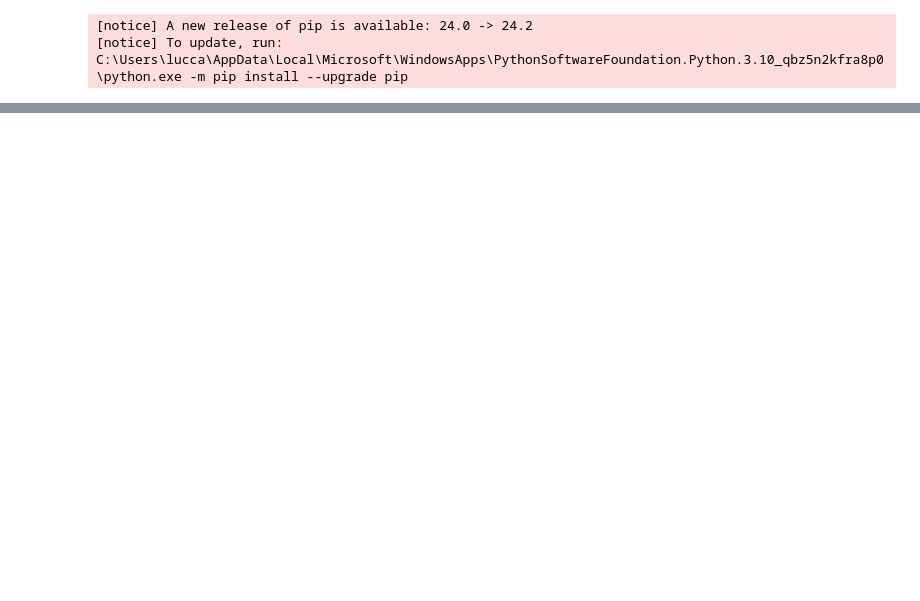
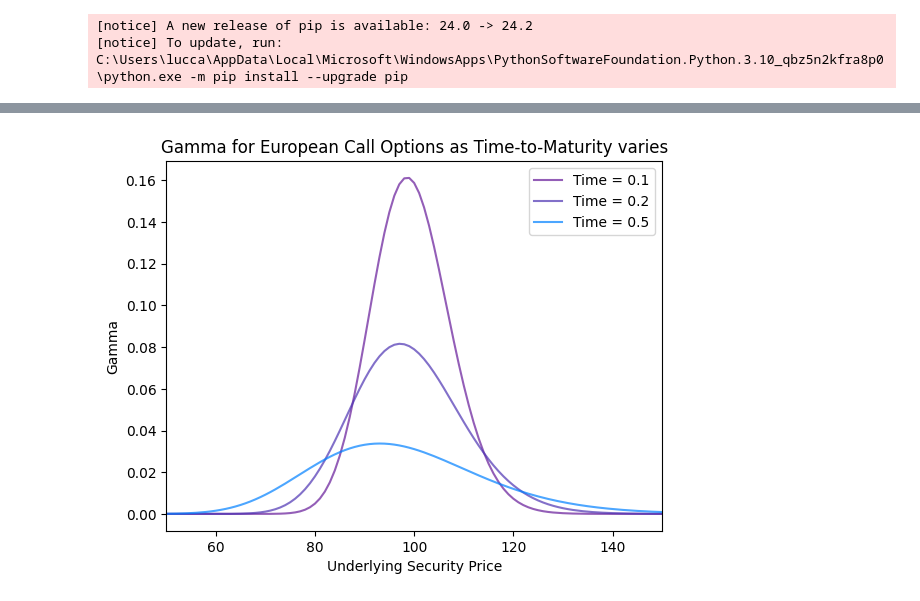
Before and after one commit to LuccaPereiraMartins/Black-Scholes-Options-Model, a Jupyter notebook: EuropeanPricing.ipynb, the cells around one changed output, grey strips where cells are left out. Saved outputs shown, nothing was run; the diff lists cells and outputs as text; code cells hidden in the pictures; blank space fills up the shorter version.

Commit message:
Finished interactive plot and added gamma graph

```diff
--- a/EuropeanPricing.ipynb
+++ b/EuropeanPricing.ipynb
@@ -111,8 +112,18 @@ interactive(children=(IntSlider(value=200, description='Spot Price', layout=Layo
 # %%
 # Example of Spot vs Volatility wrt. Gamma
 
-def gamma(S, X, T, r, sigma, option_type):
+def gamma(S, X, T, option_type: 'str', r = 0, sigma=0):
+    '''
+    Arguments:
+    S           -- current spot price of the underlying security
+    X           -- option strike price
+    T           -- the time until maturity (in fractions of a year)
+    r           -- risk-free interest rate
+    sigma       -- returns volatility of the underlying security
+    option_type -- the option type, either 'call' or 'put'
 
+    Returns: gamma of option (second derivative of option price wrt S) [float]
+    '''
     d1_fn = lambda S, X, T, r, sigma: (np.log(S/X) + (r + 0.5 * sigma**2)*T) / (sigma * np.sqrt(T))
     d2_fn = lambda d1, T, sigma: d1 - sigma * np.sqrt(T)
 
@@ -127,0 +137,31 @@ def gamma(S, X, T, r, sigma, option_type):
+# %%
+def plot_gamma():
+
+    params_dict = {
+        'S': np.arange(10, 200, 1),
+        'X': 100,
+        'T': np.array([0.1, 0.2, 0.5]),
+        'option_type': 'c',
+        'r': 0.05,
+        'sigma': 0.25,}
+
+    _, ax = plt.subplots()
+
+    for time in params_dict['T']:
+        # Copy the params dict but with only the single value under time key
+        temp_params_dict=params_dict.copy()
+        temp_params_dict['T']=time
+        df = pd.DataFrame({'Gamma':gamma(*temp_params_dict.values()),
+                        'Spot':params_dict['S']})
+
+        df.plot('Spot', 'Gamma', kind = 'line',
+                color = (0.5-time,time,0.5+time), label = f'Time = {time}',
+                ax = ax, alpha=0.7, xlim=(50,150))
+
+    ax.set(xlabel = 'Underlying Security Price', ylabel = 'Gamma',
+           title = 'Gamma for European Call Options as Time-to-Maturity varies')
+    plt.show()
+
+plot_gamma()
+# %% [output]
+[figure, added]
```
Also changed, not shown: parts of 4 cells of this notebook.
